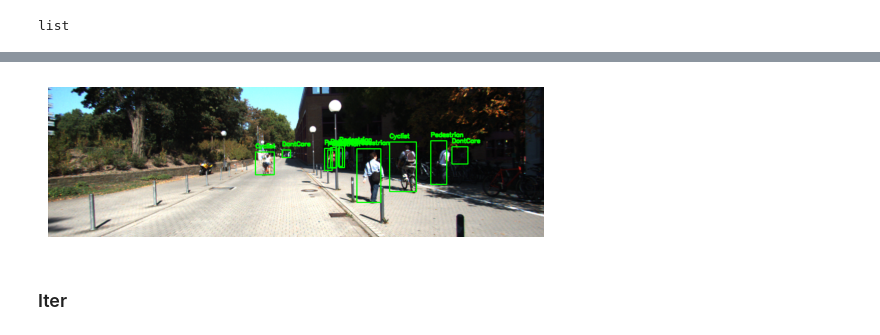
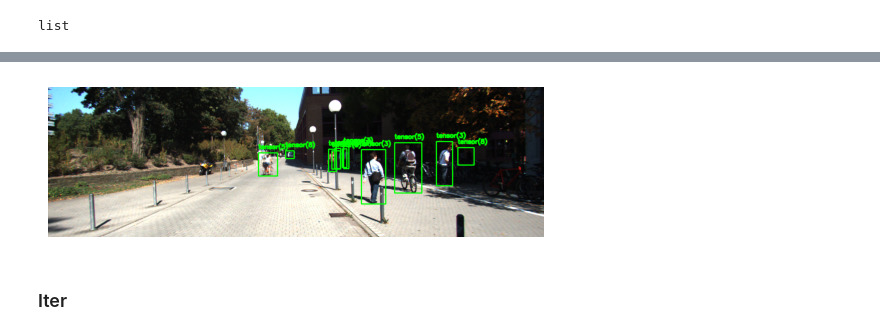
Before and after one commit to bthek1/DeepLearning, a Jupyter notebook: nbs/013_Datasets_and_DataLoaders.ipynb, the cells around one changed output, grey strips where cells are left out. Drawn from its saved outputs; the diff is of its cells as text; code cells hidden in the pictures.

```diff
--- a/nbs/013_Datasets_and_DataLoaders.ipynb
+++ b/nbs/013_Datasets_and_DataLoaders.ipynb
@@ -572,8 +592 @@ torch.Size([3, 375, 1242])
-# %%
-car_types = []
-for image, targets in tqdm(train_dataset):
-    for target in targets:
-        if target['type'] not in car_types:
-            car_types.append(target['type'])
-            print(f'\r{car_types}', end='')
 # %%
@@ -611,22 +596,35 @@ show(p)
 # %%
-import matplotlib.pyplot as plt
-
 def cv2_show(image_np, label):
     image_cv2 = cv2.cvtColor((image_np * 255).astype(np.uint8), cv2.COLOR_RGB2BGR)
+    if 'scores' in label:
+        for bbox, item, score in zip(label['boxes'], label['labels'], label['scores']):
+            if score > 0.2:
+                cv2.rectangle(image_cv2,
+                              (int(bbox[0]), int(bbox[1])), (int(bbox[2]), int(bbox[3])),
+                              (0, 255, 0), 2)
 
-    for i_object in label:
-        # Draw the bounding box
-        bbox = i_object['bbox']
-        cv2.rectangle(image_cv2, (int(bbox[0]), int(bbox[1])), (int(bbox[2]), int(bbox[3])), (0, 255, 0), 2)
+                # Display the label
+                font = cv2.FONT_HERSHEY_SIMPLEX
+                cv2.putText(image_cv2, str(item),
+                            (int(bbox[0]), int(bbox[1]) - 10),
+                            font, 0.5, (0, 255, 0), 2, cv2.LINE_AA)
+    else:
+        for bbox, item in zip(label['boxes'], label['labels']):
+            # Draw the bounding box
+            cv2.rectangle(image_cv2,
+                          (int(bbox[0]), int(bbox[1])), (int(bbox[2]), int(bbox[3])),
+                          (0, 255, 0), 2)
 
-        # Display the label
-        font = cv2.FONT_HERSHEY_SIMPLEX
-        cv2.putText(image_cv2, i_object['type'], (int(bbox[0]), int(bbox[1]) - 10), font, 0.5, (0, 255, 0), 2, cv2.LINE_AA)
+            # Display the label
+            font = cv2.FONT_HERSHEY_SIMPLEX
+            cv2.putText(image_cv2, str(item),
+                        (int(bbox[0]), int(bbox[1]) - 10),
+                        font, 0.5, (0, 255, 0), 2, cv2.LINE_AA)
 
     # Convert the image back to RGB format for display with Matplotlib
     image_rgb = cv2.cvtColor(image_cv2, cv2.COLOR_BGR2RGB)
+
     return image_rgb
-
 
 def show_image(kitti_dataset):
     # Access an image and its label from the dataset
@@ -663,9 +661,10 @@ def show_images(images, labels, **kwargs):
         ax.axis('off')
     plt.show()
 # %%
-show_image(train_dataset[18])
+image, label = train_dataset2[18]
+show_image(train_dataset2[18])
 # %% [output]
-[figure, old version]
+[figure, new version]
 # %% [markdown]
 ### Iter
 # %%
```
Also changed, not shown: parts of 38 cells of this notebook, 6 other files.
